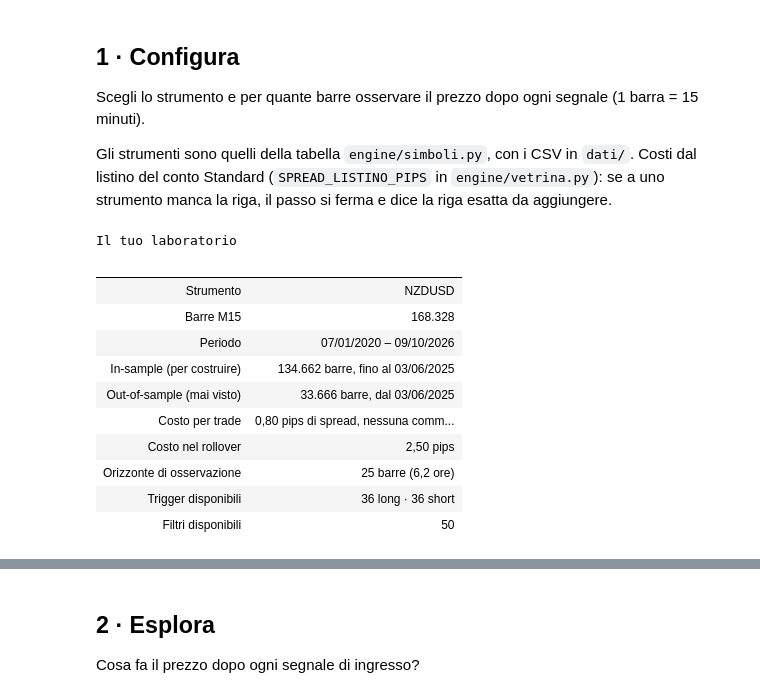
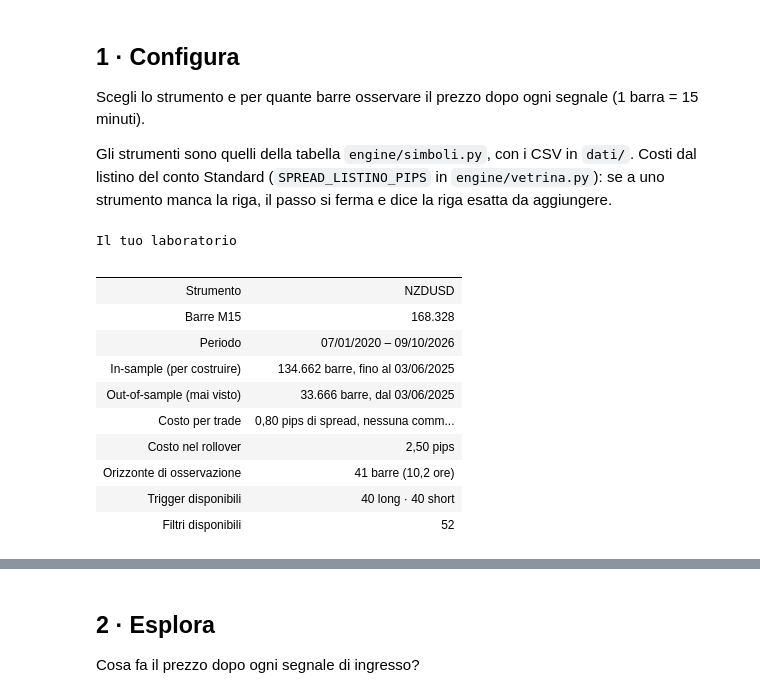
Before and after one commit to matti410/Trading-System-Creator_V4, a Jupyter notebook: Trading_System_Lab.ipynb, the cells around one changed output, grey strips where cells are left out. Saved outputs shown, nothing was run; the diff lists cells and outputs as text; code cells hidden in the pictures.

```diff
--- a/Trading_System_Lab.ipynb
+++ b/Trading_System_Lab.ipynb
@@ -83,22 +83,22 @@ Gli strumenti sono quelli della tabella `engine/simboli.py`, con i CSV in `dati/
 # %%
 #@title 1 · Configura { display-mode: "form" }
 strumento = "NZDUSD"  #@param ["EURUSD", "GBPUSD", "USDJPY", "NZDUSD", "XAUUSD", "US500", "USTEC", "DE40", "BTCUSD"]
-orizzonte = 25  #@param {type:"slider", min:4, max:96, step:1}
+orizzonte = 41  #@param {type:"slider", min:4, max:96, step:1}
 
 s = prepara(strumento, H=orizzonte, cartella=DATI_DIR)
 # %% [output]
 Il tuo laboratorio
 |  |  |
 | Strumento | NZDUSD |
 | Barre M15 | 168.328 |
 | Periodo | 07/01/2020 – 09/10/2026 |
 | In-sample (per costruire) | 134.662 barre, fino al 03/06/2025 |
 | Out-of-sample (mai visto) | 33.666 barre, dal 03/06/2025 |
 | Costo per trade | 0,80 pips di spread, nessuna comm... |
 | Costo nel rollover | 2,50 pips |
-| Orizzonte di osservazione | 25 barre (6,2 ore) |
-| Trigger disponibili | 36 long · 36 short |
-| Filtri disponibili | 50 |
+| Orizzonte di osservazione | 41 barre (10,2 ore) |
+| Trigger disponibili | 40 long · 40 short |
+| Filtri disponibili | 52 |
 [interactive output not drawn]
 # %% [markdown]
 ## 2 · Esplora
```
Also changed, not shown: parts of 10 cells of this notebook.
